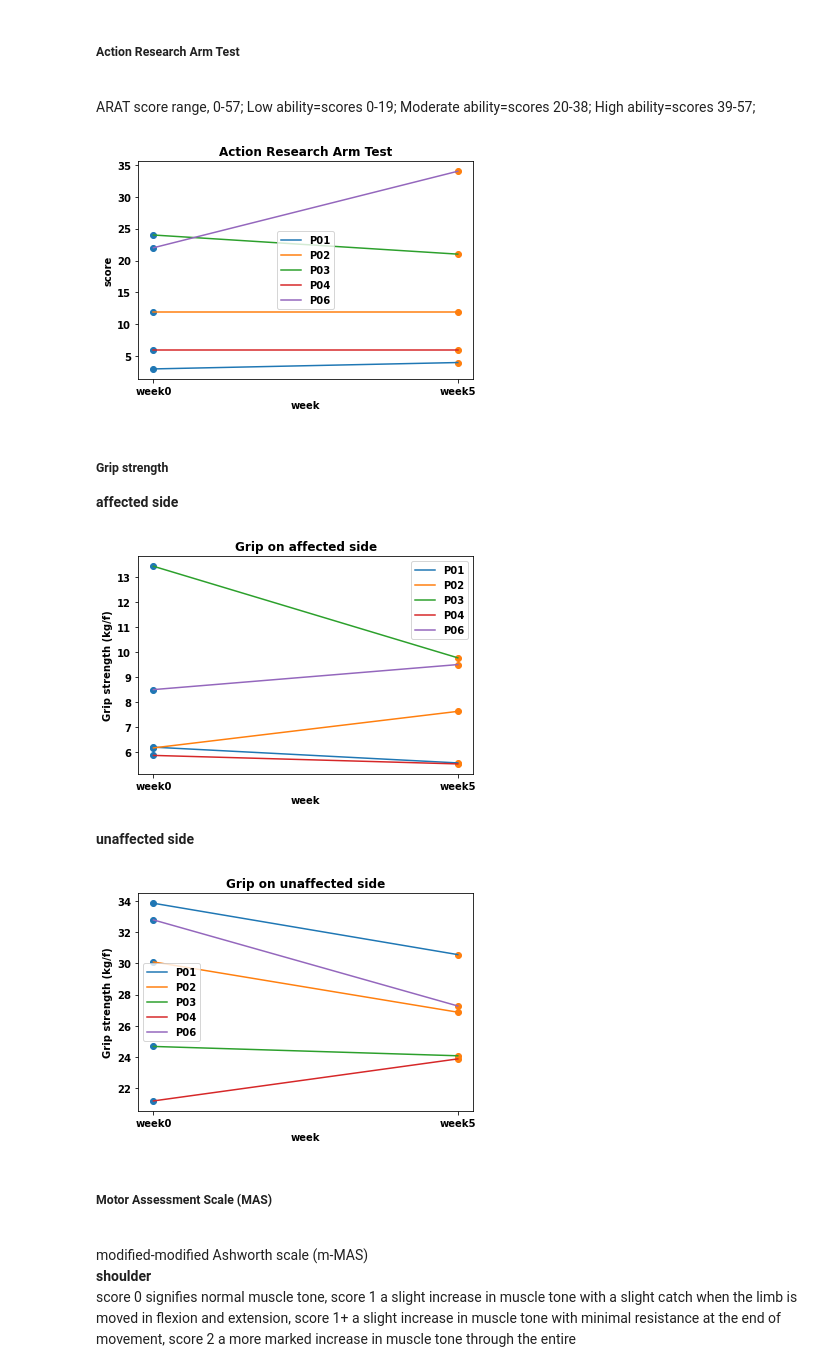
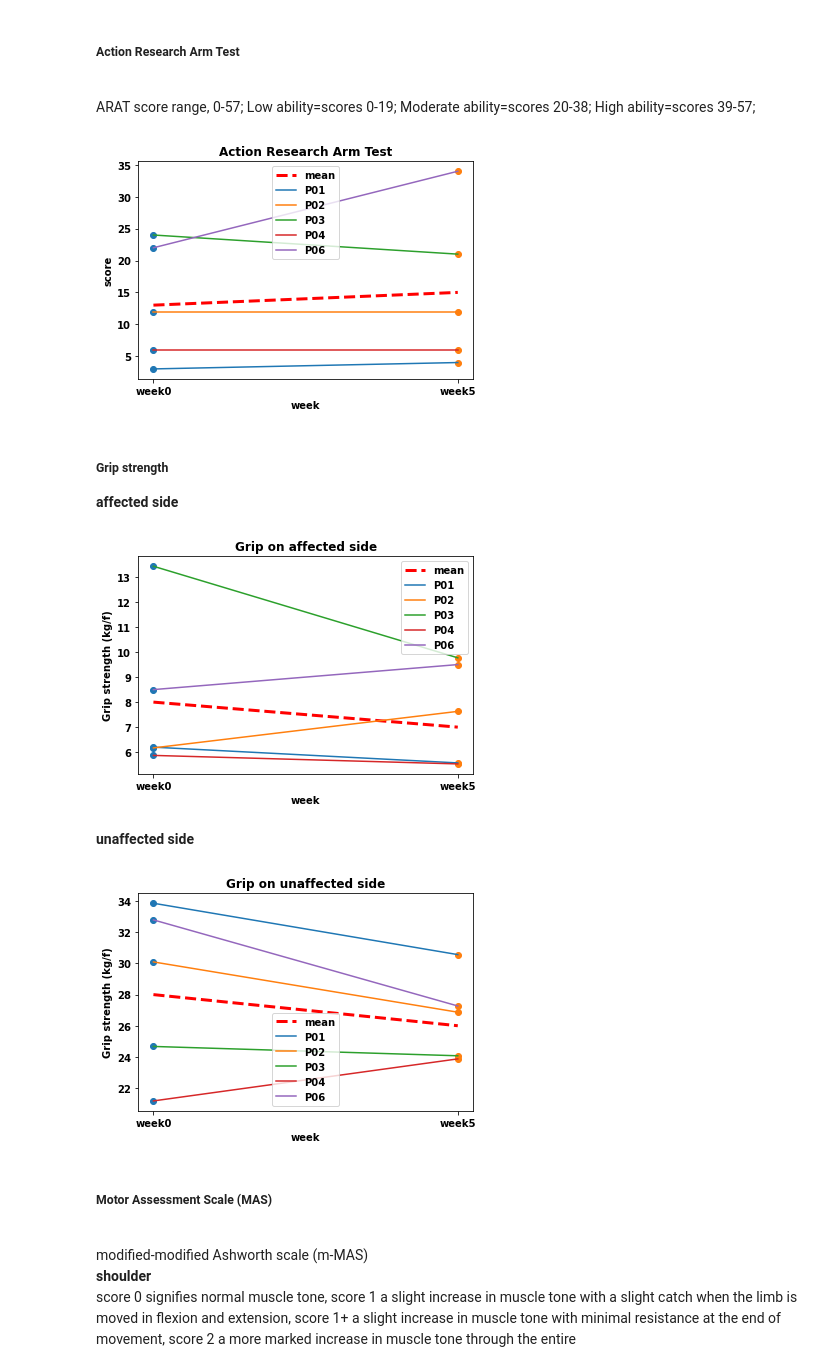
Before and after one commit to doscsy12/robotic_hometherapy, a Jupyter notebook: EDA_K_f.ipynb, the cells around one changed output. Saved outputs shown, nothing was run; the diff lists cells and outputs as text; code cells hidden in the pictures.

```diff
--- a/EDA_K_f.ipynb
+++ b/EDA_K_f.ipynb
@@ -451,14 +470,19 @@ y = [clinical['ARAT'],clinical['ARAT.1']]
 # plot Action Research Arm Test
 for xe, ye in zip(x, y):
     plt.scatter([xe] * len(ye), ye)
+
+y1 = [int(clinical['ARAT'].mean()),int(clinical['ARAT.1'].mean())]
+plt.plot(x, y1,'--', color='r', linewidth=3.0, label='mean')
 lineObjects = plt.plot(x, y)
-plt.legend(iter(lineObjects), ('P01', 'P02', 'P03', 'P04', 'P06'))
+plt.legend(['mean','P01', 'P02', 'P03', 'P04', 'P06'])
+# plt.legend(iter(lineObjects), ('P01', 'P02', 'P03', 'P04', 'P06'))
+
 plt.title('Action Research Arm Test')
 plt.xlabel('week')
 plt.ylabel('score')
 plt.show();
 # %% [output]
-[figure, old version]
+[figure, new version]
 # %% [markdown]
 ##### Grip strength
 **affected side**
@@ -469,33 +493,39 @@ y = [clinical['grip-affected'],clinical['grip-affected.1']]
 for xe, ye in zip(x, y):
     plt.scatter([xe] * len(ye), ye)
 
+y1 = [int(clinical['grip-affected'].mean()),int(clinical['grip-affected.1'].mean())]
+plt.plot(x, y1,'--', color='r', linewidth=3.0, label='mean')
 lineObjects = plt.plot(x, y)
-plt.legend(iter(lineObjects), ('P01', 'P02', 'P03', 'P04', 'P06'))
+plt.legend(['mean','P01', 'P02', 'P03', 'P04', 'P06'])
+# plt.legend(iter(lineObjects), ('P01', 'P02', 'P03', 'P04', 'P06'))
 
 plt.title('Grip on affected side')
 plt.xlabel('week')
 plt.ylabel('Grip strength (kg/f)')
 plt.show();
 # %% [output]
-[figure, old version]
+[figure, new version]
 # %% [markdown]
 **unaffected side**
 # %%
 x = ['week0','week5']
 y = [clinical['grip-unaffected'],clinical['grip-unaffected.1']]
 # plot grip-affected
 for xe, ye in zip(x, y):
     plt.scatter([xe] * len(ye), ye)
 
+y1 = [int(clinical['grip-unaffected'].mean()),int(clinical['grip-unaffected.1'].mean())]
+plt.plot(x, y1,'--', color='r', linewidth=3.0, label='mean')
 lineObjects = plt.plot(x, y)
-plt.legend(iter(lineObjects), ('P01', 'P02', 'P03', 'P04', 'P06'))
+plt.legend(['mean','P01', 'P02', 'P03', 'P04', 'P06'])
+# plt.legend(iter(lineObjects), ('P01', 'P02', 'P03', 'P04', 'P06'))
 
 plt.title('Grip on unaffected side')
 plt.xlabel('week')
 plt.ylabel('Grip strength (kg/f)')
 plt.show();
 # %% [output]
-[figure, old version]
+[figure, new version]
 # %% [markdown]
 ##### Motor Assessment Scale (MAS)
 <br> modified-modified Ashworth scale (m-MAS)
```
Also changed, not shown: parts of 84 cells of this notebook.
